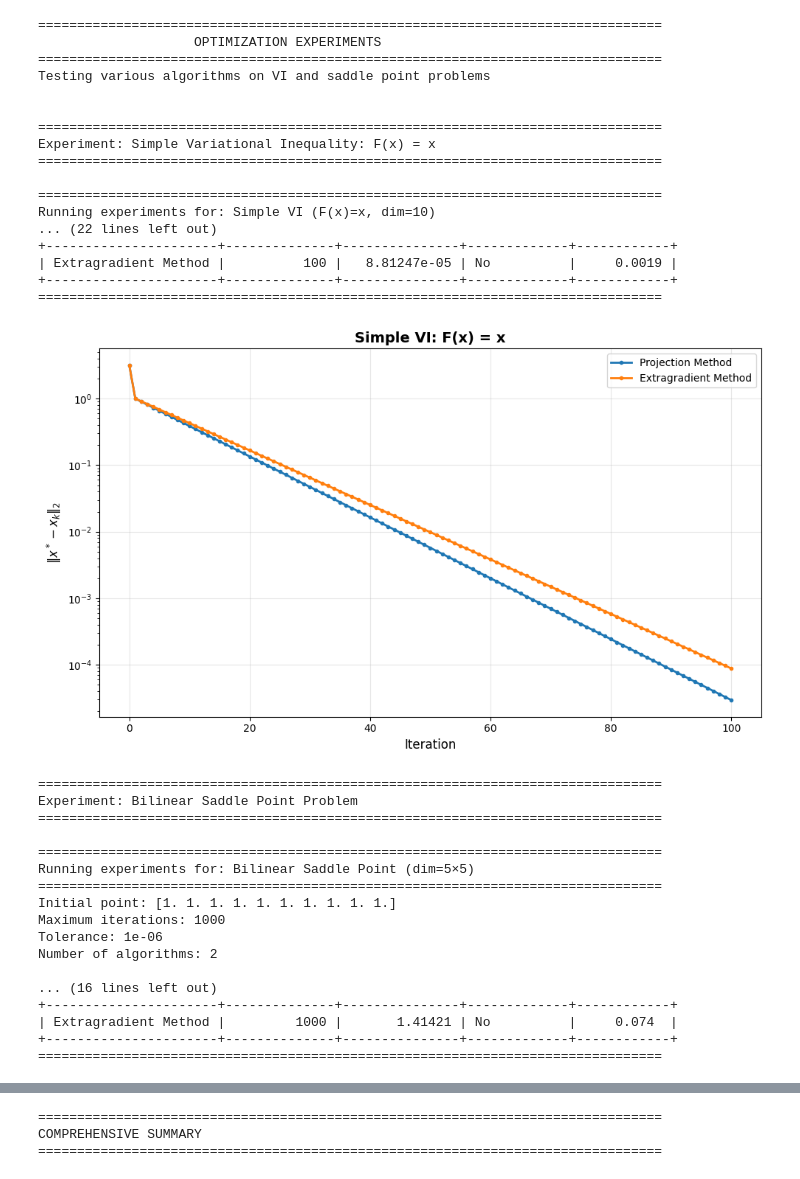
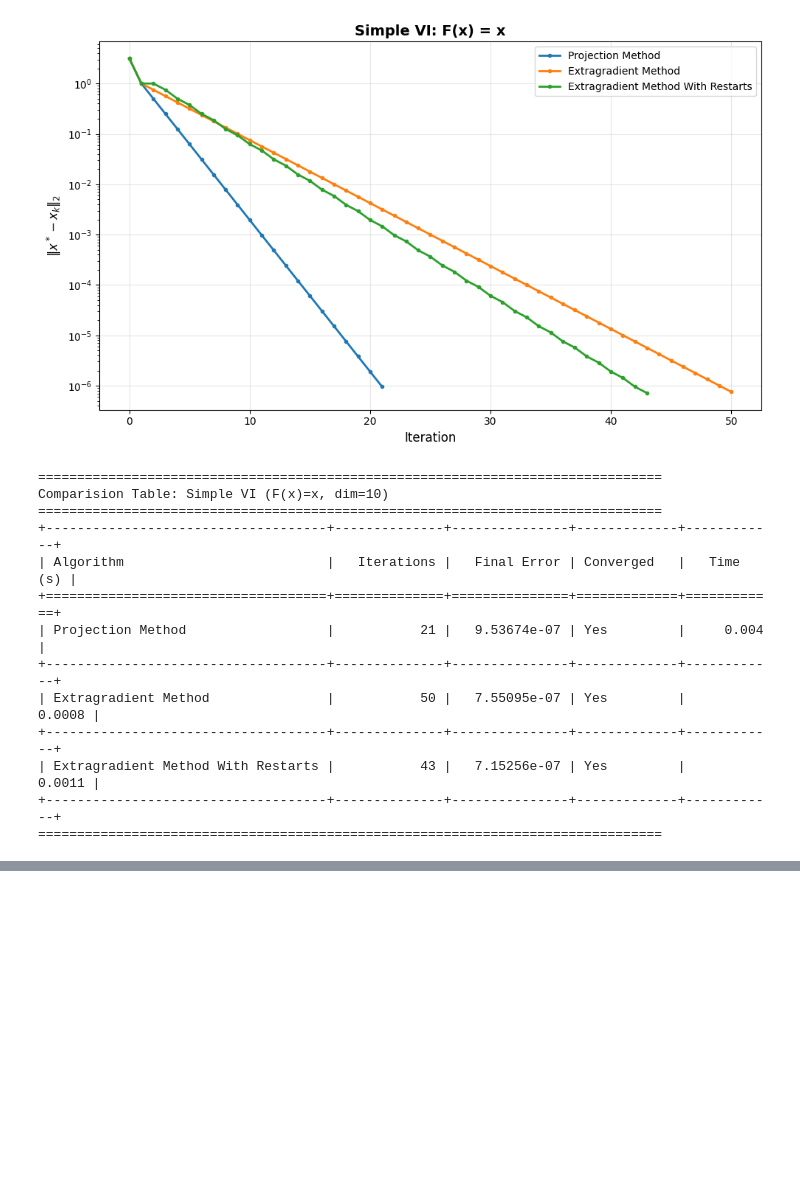
Before and after one commit to RthdxDev/saddle_points_problem, a Jupyter notebook: main.ipynb, the cells around one changed output, grey strips where cells are left out. Drawn from its saved outputs; the diff is of its cells as text; code cells hidden in the pictures; blank space fills up the shorter version.

Commit message:
fix issue with Linear VI problem, code structuring

```diff
--- a/main.ipynb
+++ b/main.ipynb
@@ -3,38 +7,17 @@ from main import main
 # %%
-main()
+exp1 = experiment_simple_vi()
 # %% [output]
+[figure, new version]
 ================================================================================
-                    OPTIMIZATION EXPERIMENTS
+Comparision Table: Simple VI (F(x)=x, dim=10)
 ================================================================================
-Testing various algorithms on VI and saddle point problems
-
-
++------------------------------------+--------------+---------------+-------------+------------+
+| Algorithm                          |   Iterations |   Final Error | Converged   |   Time (s) |
++====================================+==============+===============+=============+============+
+| Projection Method                  |           21 |   9.53674e-07 | Yes         |     0.004  |
++------------------------------------+--------------+---------------+-------------+------------+
+| Extragradient Method               |           50 |   7.55095e-07 | Yes         |     0.0008 |
++------------------------------------+--------------+---------------+-------------+------------+
+| Extragradient Method With Restarts |           43 |   7.15256e-07 | Yes         |     0.0011 |
++------------------------------------+--------------+---------------+-------------+------------+
 ================================================================================
-Experiment: Simple Variational Inequality: F(x) = x
-================================================================================
-
-================================================================================
-Running experiments for: Simple VI (F(x)=x, dim=10)
-... (22 lines left out)
-+----------------------+--------------+---------------+-------------+------------+
-| Extragradient Method |          100 |   8.81247e-05 | No          |     0.0019 |
-+----------------------+--------------+---------------+-------------+------------+
-================================================================================
-[figure, old version]
-================================================================================
-Experiment: Bilinear Saddle Point Problem
-================================================================================
-
-================================================================================
-Running experiments for: Bilinear Saddle Point (dim=5×5)
-================================================================================
-Initial point: [1. 1. 1. 1. 1. 1. 1. 1. 1. 1.]
-Maximum iterations: 1000
-Tolerance: 1e-06
-Number of algorithms: 2
-
-... (16 lines left out)
-+----------------------+--------------+---------------+-------------+------------+
-| Extragradient Method |         1000 |       1.41421 | No          |     0.074  |
-+----------------------+--------------+---------------+-------------+------------+
-================================================================================
@@ -42,3 +23,0 @@ Number of algorithms: 2
-================================================================================
-COMPREHENSIVE SUMMARY
-================================================================================
```
Also changed, not shown: parts of 3 cells of this notebook, 3 other files.
